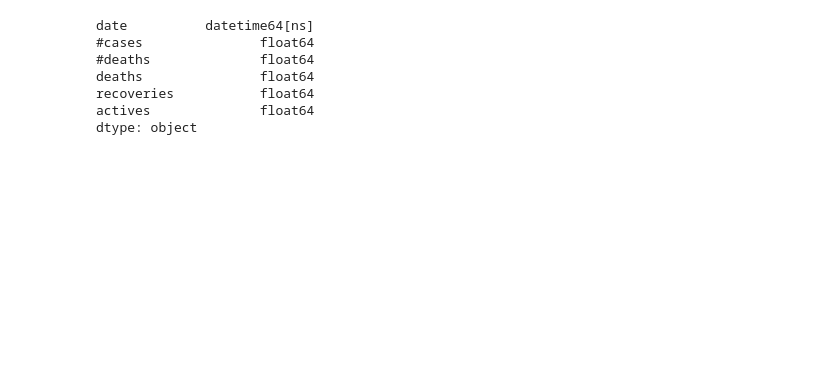
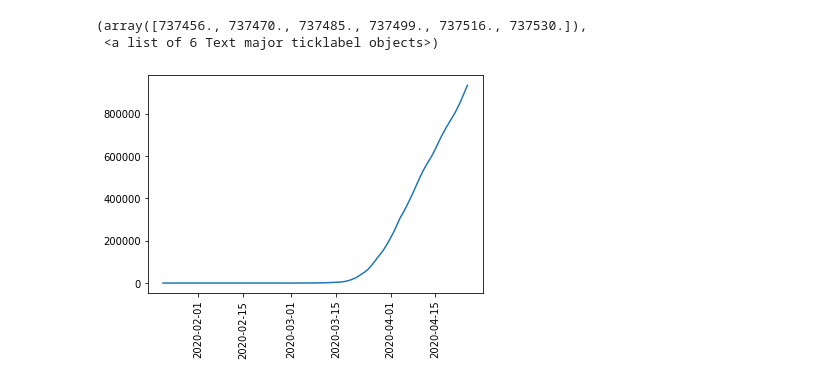
Before and after one commit to xandermorrison/coronavirus, a Jupyter notebook: coronavirus.ipynb, the cells around one changed output. Cells and saved outputs as stored; diff of their text form; code cells hidden in the pictures; blank space fills up the shorter version.

Commit message:
Basic plots

```diff
--- a/coronavirus.ipynb
+++ b/coronavirus.ipynb
@@ -6,7 +6,7 @@ import datetime
 import re
 from bs4 import BeautifulSoup
 # %%
-url = "https://en.wikipedia.org/wiki/Template:2019%E2%80%9320_coronavirus_outbreak_data/United_States_medical_cases_chart"
+url = "https://en.wikipedia.org/wiki/2020_coronavirus_outbreak_in_the_United_States"
 
 page = requests.get(url)
 soup = BeautifulSoup(page.content, "html.parser")
@@ -21,7 +21,7 @@ comma_pattern = re.compile(r",")
 # Start horrendous spaghetti code for getting data from Wikipedia
 # td with class 'bb-lr' has deaths (background-color: #A50026), recoveries (SkyBlue), and actives (Tomato) in divs
 
-for i, trow in enumerate(soup.find_all("tr", **{"class": "mw-collapsed", "class": "mw-collapsed"})):
+for i, trow in enumerate(soup.find_all("tr", **{"class": "mw-collapsible"})):
 
     # insure all dates are represented
 
@@ -95,10 +104,0 @@ df = df.fillna(method="ffill")
-# %%
-df.dtypes
-# %% [output]
-date          datetime64[ns]
-#cases               float64
-#deaths              float64
-deaths               float64
-recoveries           float64
-actives              float64
-dtype: object
@@ -104,0 +109,7 @@ dtype: object
+# %%
+plt.plot(df["date"], df["#cases"])
+plt.xticks(rotation=90)
+# %% [output]
+(array([737456., 737470., 737485., 737499., 737516., 737530.]),
+ <a list of 6 Text major ticklabel objects>)
+[figure, added]
```
Also changed, not shown: parts of 4 cells of this notebook.
